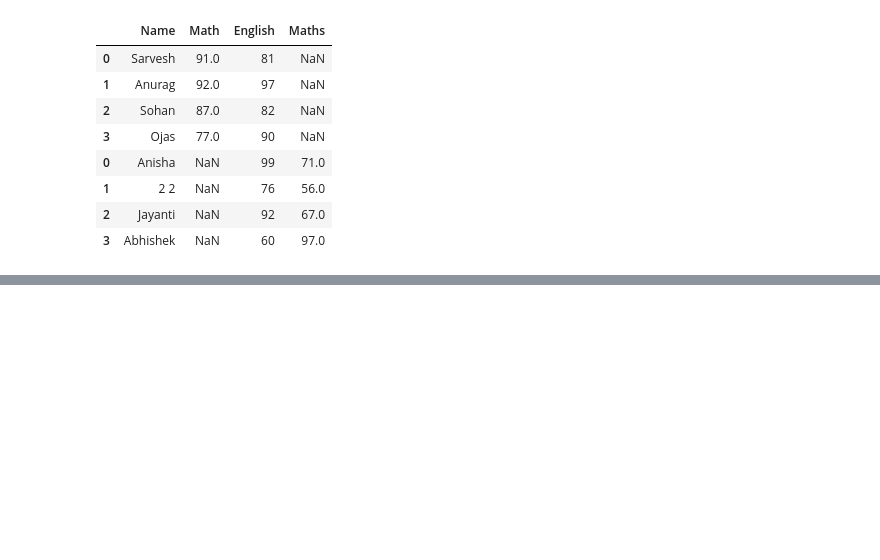
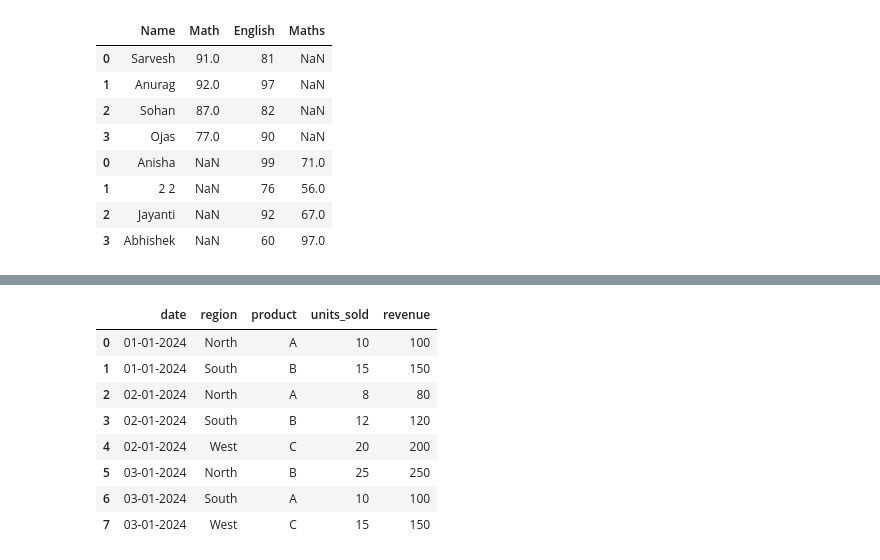
Before and after one commit to SarveshNaik1010/Semester_3, a Jupyter notebook: Data Science/practice.ipynb, the cells around one changed output, grey strips where cells are left out. Cells and saved outputs as stored; diff of their text form; code cells hidden in the pictures; blank space fills up the shorter version.

```diff
--- a/Data Science/practice.ipynb
+++ b/Data Science/practice.ipynb
@@ -81,0 +95,14 @@ Name: count, dtype: int64
+# %%
+sales = pd.read_csv('Sales.csv');
+
+sales
+# %% [output]
+|  | date | region | product | units_sold | revenue |
+| 0 | 01-01-2024 | North | A | 10 | 100 |
+| 1 | 01-01-2024 | South | B | 15 | 150 |
+| 2 | 02-01-2024 | North | A | 8 | 80 |
+| 3 | 02-01-2024 | South | B | 12 | 120 |
+| 4 | 02-01-2024 | West | C | 20 | 200 |
+| 5 | 03-01-2024 | North | B | 25 | 250 |
+| 6 | 03-01-2024 | South | A | 10 | 100 |
+| 7 | 03-01-2024 | West | C | 15 | 150 |
```
Also changed, not shown: parts of 14 cells of this notebook, 6 other files.
